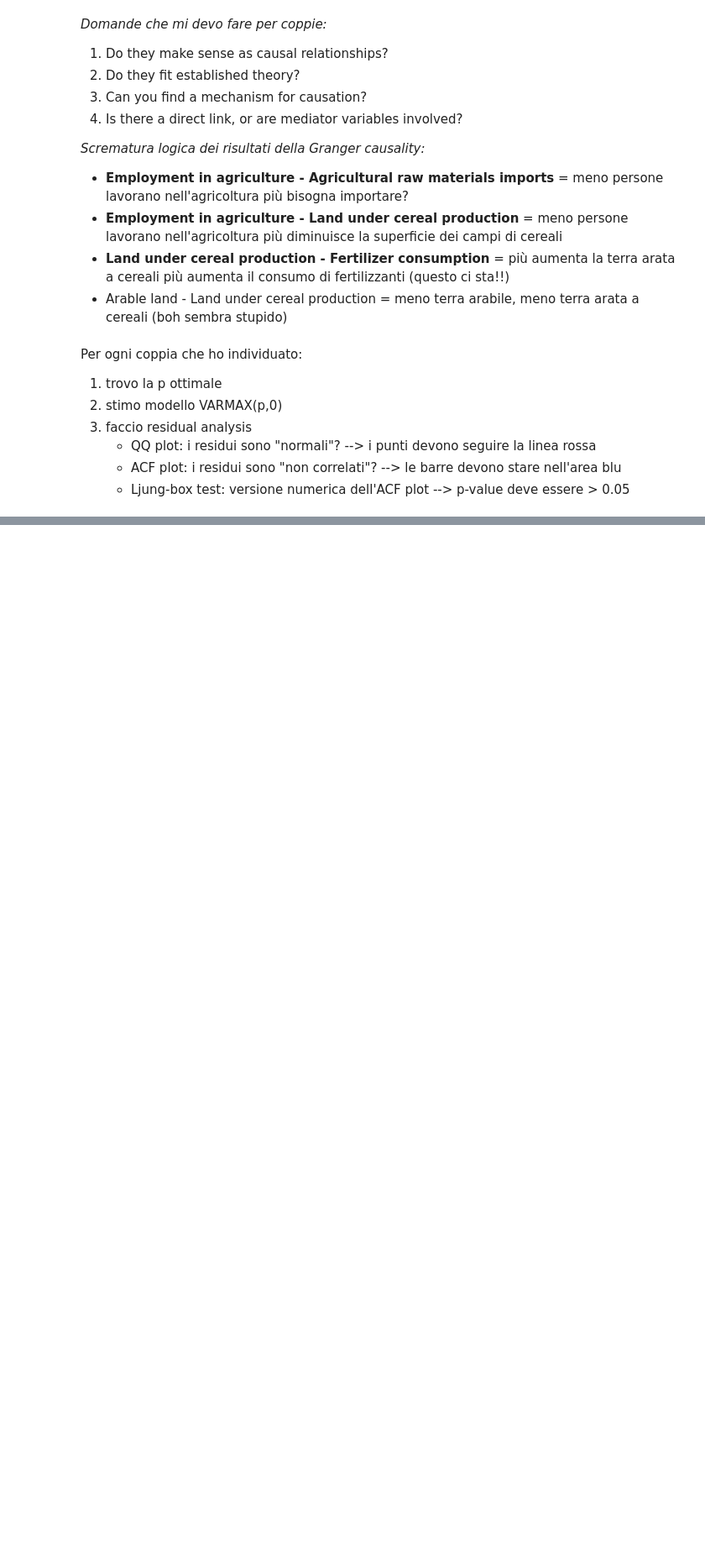
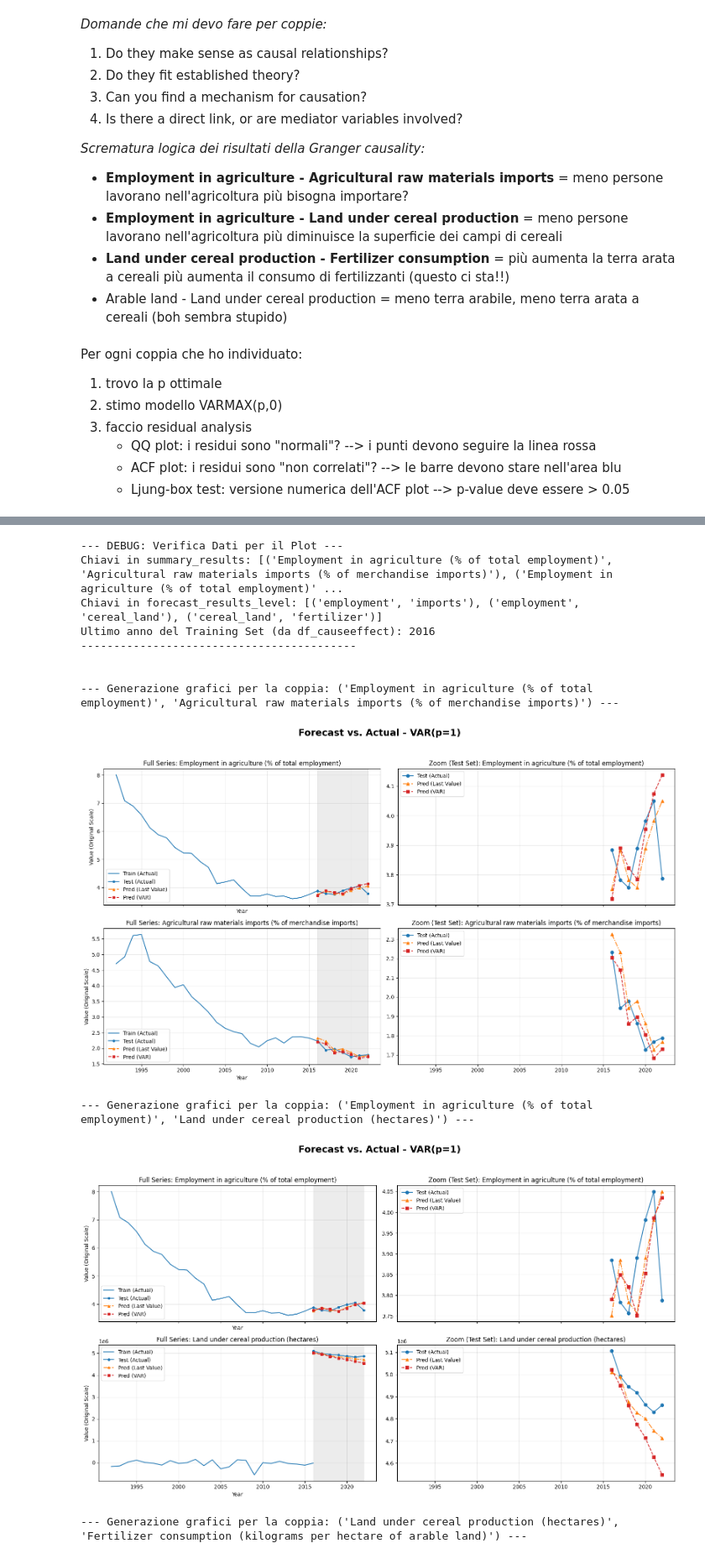
Before and after one commit to ginevraoldani/timeseries-forecasting-on-rural-development, a Jupyter notebook: CH10VARmodel.ipynb, the cells around one changed output, grey strips where cells are left out. Shown at 84% size. Drawn from its saved outputs; the diff is of its cells as text; code cells hidden in the pictures; blank space fills up the shorter version.

```diff
--- a/CH10VARmodel.ipynb
+++ b/CH10VARmodel.ipynb
@@ -818,0 +1004,69 @@ dtype: int64
+# %%
+# --- MAIN PER ESEGUIRE I PLOT ---
+
+# Assicurati che queste variabili siano definite e accessibili:
+# summary_results: (da cella 79)
+# forecast_results_level: (dal tuo codice precedente)
+# df_causeeffect: (da cella 54, dati originali a livello, non scalati)
+# SIMPLE_NAME: (dalla cella 84)
+# TRAIN_LEN: (dalla cella 84)
+# colors: (definito sopra)
+
+# Stampa di debug per assicurarsi che i dati siano disponibili
+print("--- DEBUG: Verifica Dati per il Plot ---")
+print(f"Chiavi in summary_results: {list(summary_results.keys())}")
+print(f"Chiavi in forecast_results_level: {list(forecast_results_level.keys())}")
+# Nota: L'indice per il training set va preso da df_causeeffect, non da df_causeeffect
+print(f"Ultimo anno del Training Set (da df_causeeffect): {df_causeeffect.index[TRAIN_LEN]}")
+print("------------------------------------------\n")
+
+# Itera sul dizionario 'summary_results' che usa i nomi LUNGHI
+for pair_key_long, results in summary_results.items():
+
+    causing_long, caused_long = pair_key_long
+    optimal_p = results['p_selected']
+
+    # 1. Traduci i nomi lunghi in nomi corti
+    causing_simple = SIMPLE_NAME.get(causing_long)
+    caused_simple = SIMPLE_NAME.get(caused_long)
+
+    # 2. Crea la chiave con i nomi corti per accedere a 'forecast_results_level'
+    pair_key_simple = (causing_simple, caused_simple)
+
+    # 3. Controlla se la chiave esiste nel dizionario dei risultati
+    if pair_key_simple not in forecast_results_level:
+        print(f"ATTENZIONE: Chiave {pair_key_simple} non trovata in forecast_results_level. Salto il plot.")
+        continue
+
+    # 4. Estrai il DataFrame corretto (a livello, non scalato)
+    test_df = forecast_results_level[pair_key_simple]
+
+    print(f"\n--- Generazione grafici per la coppia: {pair_key_long} ---")
+
+    # 5. Chiama la funzione di plot COMBINATA
+    #    ERRORE CORRETTO: Passa df_causeeffect (dati originali a livello) come train_data_full
+    plot_forecast_comparison(
+        train_data_full=df_causeeffect,       # <--- DATO CORRETTO (dati originali a livello)
+        test_data_pair=test_df,        # <--- DATO CORRETTO (forecast a livello)
+        causing_long_name=causing_long,
+        caused_long_name=caused_long,
+        causing_simple_name=causing_simple,
+        caused_simple_name=caused_simple,
+        optimal_p=optimal_p,
+        TRAIN_LEN=TRAIN_LEN
+    )
+
+print("\n--- Processo di plotting completato. ---")
+# %% [output]
+--- DEBUG: Verifica Dati per il Plot ---
+Chiavi in summary_results: [('Employment in agriculture (% of total employment)', 'Agricultural raw materials imports (% of merchandise imports)'), ('Employment in agriculture (% of total employment)' ...
+Chiavi in forecast_results_level: [('employment', 'imports'), ('employment', 'cereal_land'), ('cereal_land', 'fertilizer')]
+Ultimo anno del Training Set (da df_causeeffect): 2016
+------------------------------------------
+
+
+--- Generazione grafici per la coppia: ('Employment in agriculture (% of total employment)', 'Agricultural raw materials imports (% of merchandise imports)') ---
+[figure, added]
+--- Generazione grafici per la coppia: ('Employment in agriculture (% of total employment)', 'Land under cereal production (hectares)') ---
+[figure, added]
+--- Generazione grafici per la coppia: ('Land under cereal production (hectares)', 'Fertilizer consumption (kilograms per hectare of arable land)') ---
```
Also changed, not shown: parts of 19 cells of this notebook, 1 other file.
